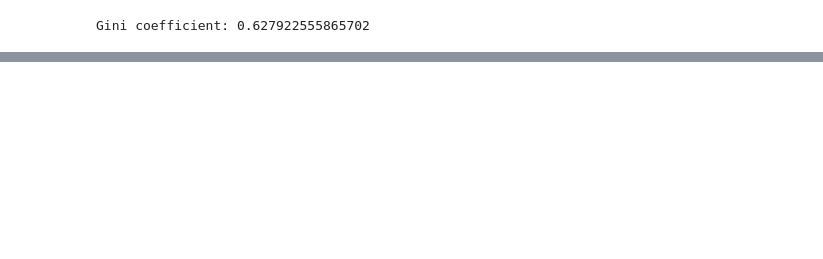
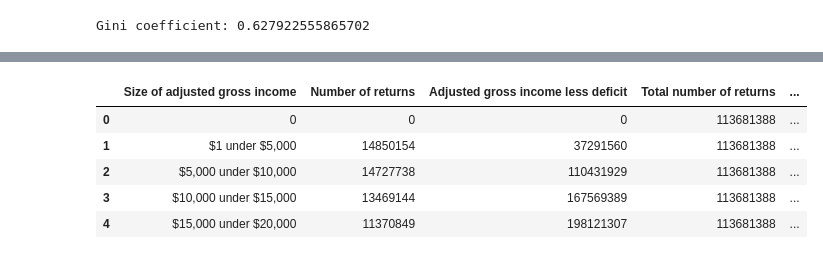
Before and after one commit to johanoelgaard/ECON230B, a Jupyter notebook: Assignment 1/Assignment I.ipynb, the cells around one changed output, grey strips where cells are left out. Drawn from its saved outputs; the diff is of its cells as text; code cells hidden in the pictures; blank space fills up the shorter version.

```diff
--- a/Assignment 1/Assignment I.ipynb
+++ b/Assignment 1/Assignment I.ipynb
@@ -97,0 +169,16 @@ Gini coefficient: 0.627922555865702
+# %%
+# import of 21in14ar.xls from line 7-27 and only 3 first columns
+data_raw93 = pd.read_excel('93in14si.xlsx', header=6, usecols=[0,1,2])
+
+# renaming of columns
+data_raw93.columns = ['Size of adjusted gross income', 'Number of returns', 'Adjusted gross income less deficit']
+
+# dropping rows after 20th row no matter the value
+data_raw93 = data_raw93.drop(data_raw93.index[16:])
+
+# adjusting data type
+data_raw93['Number of returns'] = data_raw93['Number of returns'].astype(int)
+data_raw93['Adjusted gross income less deficit'] = data_raw93['Adjusted gross income less deficit'].astype(int)
+
+# printing of data
+display(data_raw93)
@@ -97,0 +203,9 @@ Gini coefficient: 0.627922555865702
+# %%
+data93 = clean_data(data_raw93, print_head=True)
+# %% [output]
+|  | Size of adjusted gross income | Number of returns | Adjusted gross income less deficit | Total number of returns | ... |
+| 0 | 0 | 0 | 0 | 113681388 | ... |
+| 1 | $1 under $5,000 | 14850154 | 37291560 | 113681388 | ... |
+| 2 | $5,000 under $10,000 | 14727738 | 110431929 | 113681388 | ... |
+| 3 | $10,000 under $15,000 | 13469144 | 167569389 | 113681388 | ... |
+| 4 | $15,000 under $20,000 | 11370849 | 198121307 | 113681388 | ... |
```
Also changed, not shown: parts of 13 cells of this notebook, 6 other files.
